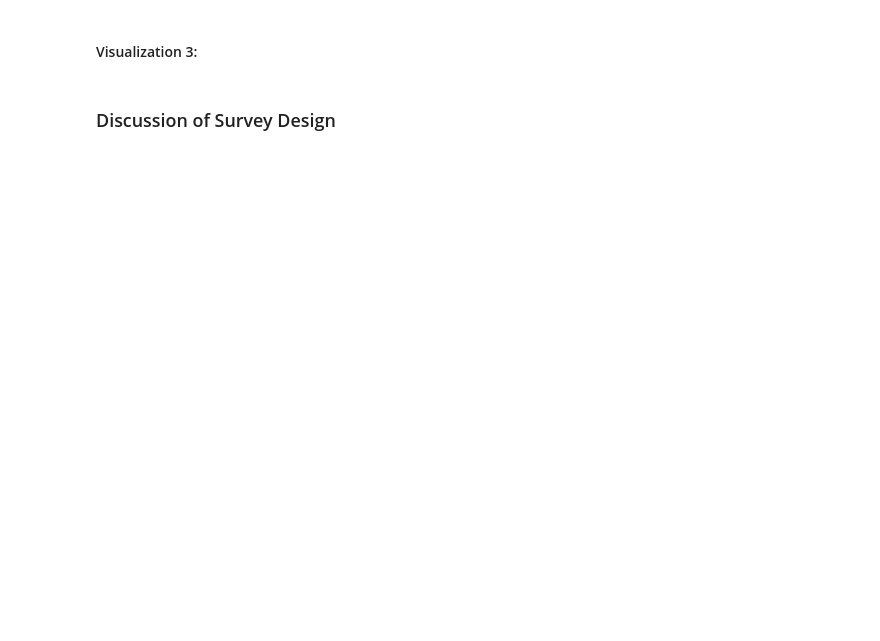
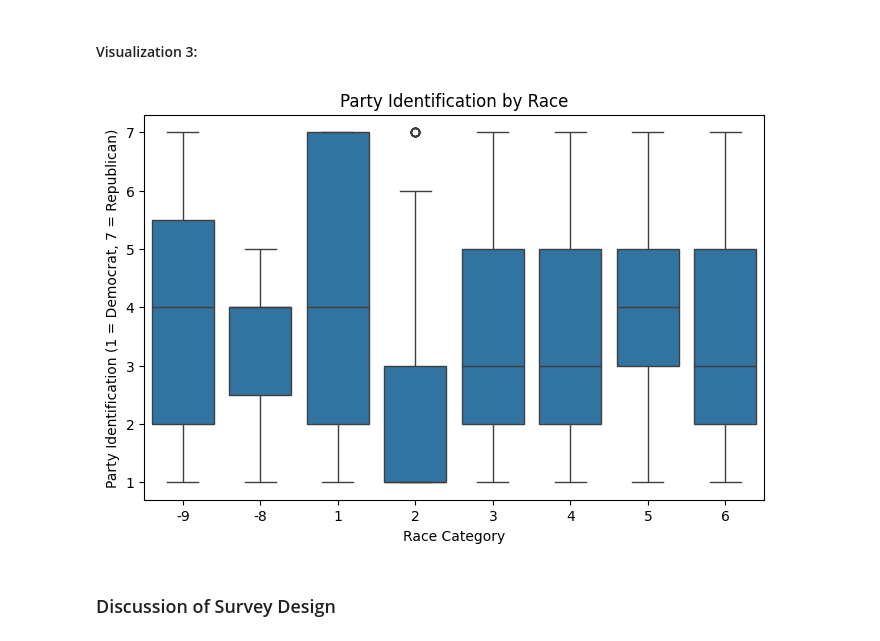
Before and after one commit to zejun-l/SI-313-Assignments, a Jupyter notebook: Survey Module Assignment.ipynb, the cells around one changed output. Cells and saved outputs as stored; diff of their text form; code cells hidden in the pictures; blank space fills up the shorter version.

```diff
--- a/Survey Module Assignment.ipynb
+++ b/Survey Module Assignment.ipynb
@@ -296,4 +313,20 @@ plt.show()
 # %% [markdown]
 #### Visualization 3:
+# %%
+plt.figure(figsize=(8,5))
+
+sns.boxplot(
+    data=model_df,
+    x="race",
+    y="party_id7"
+)
+
+plt.title("Party Identification by Race")
+plt.xlabel("Race Category")
+plt.ylabel("Party Identification (1 = Democrat, 7 = Republican)")
+
+plt.show()
+# %% [output]
+[figure, added]
 # %% [markdown]
 ### Discussion of Survey Design
```
Also changed, not shown: parts of 1 cell of this notebook.
